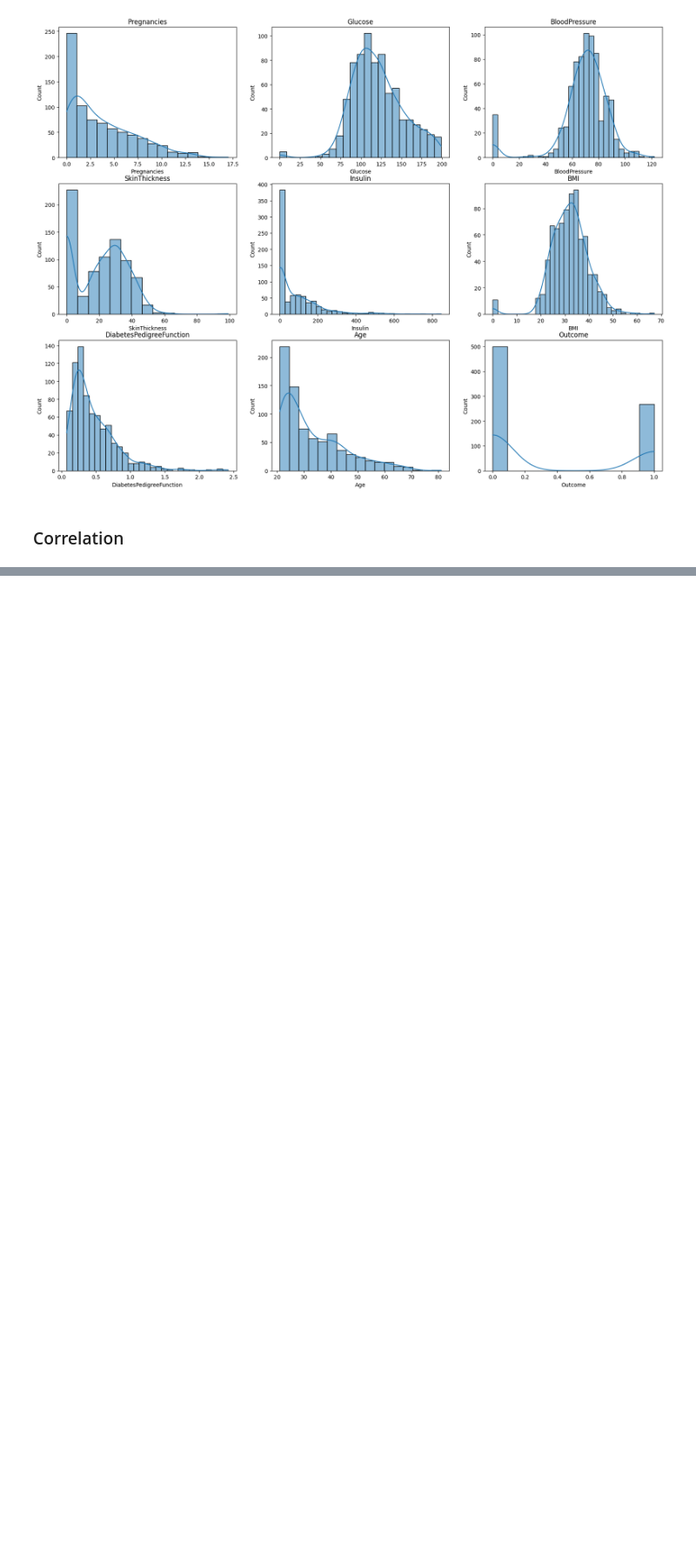
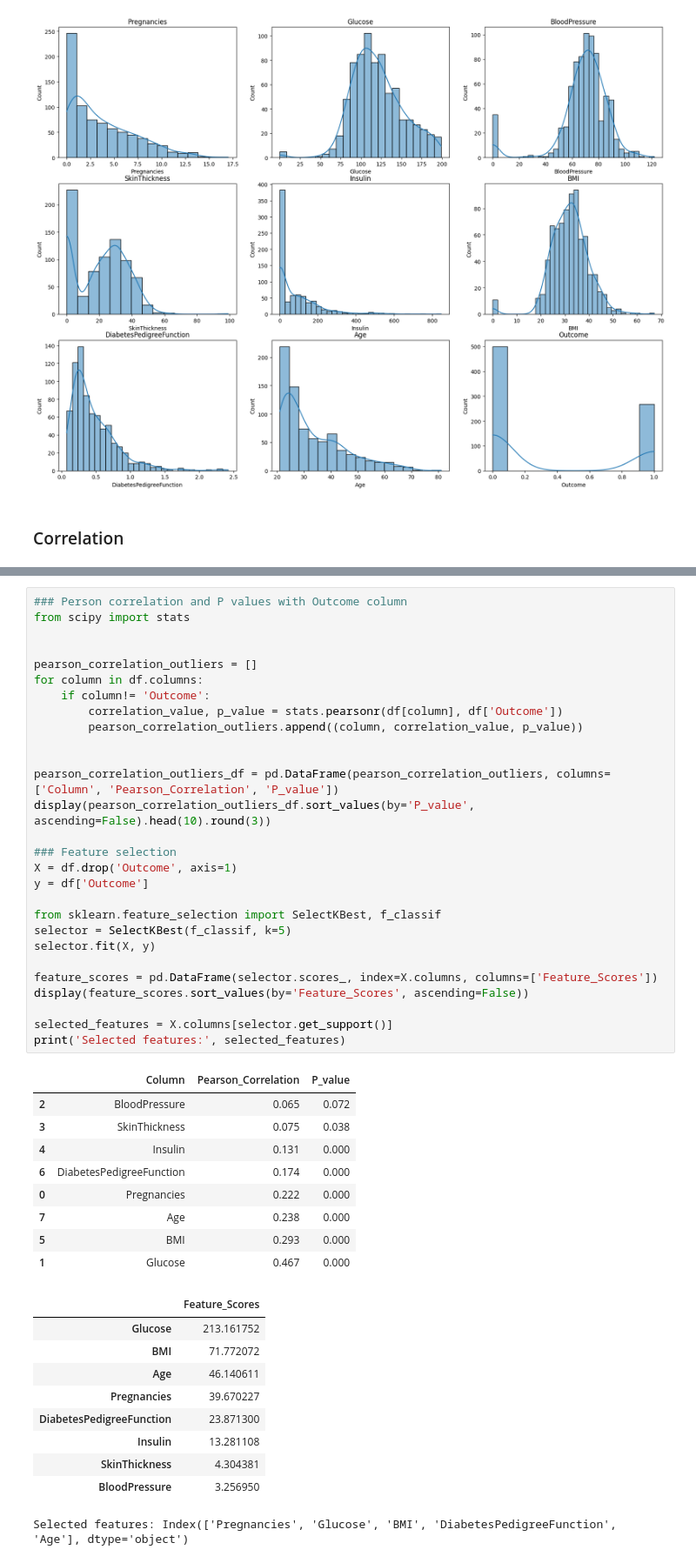
Before and after one commit to KamranMdShaikh/20241215_ML, a Jupyter notebook: knn.ipynb, the cells around one changed output, grey strips where cells are left out. Shown at 87% size. Cells and saved outputs as stored; diff of their text form; blank space fills up the shorter version.

```diff
--- a/knn.ipynb
+++ b/knn.ipynb
@@ -160,0 +157,48 @@ Number of outliers: 129
+# %%
+### Person correlation and P values with Outcome column
+from scipy import stats
+
+
+pearson_correlation_outliers = []
+for column in df.columns:
+    if column!= 'Outcome':
+        correlation_value, p_value = stats.pearsonr(df[column], df['Outcome'])
+        pearson_correlation_outliers.append((column, correlation_value, p_value))
+
+
+pearson_correlation_outliers_df = pd.DataFrame(pearson_correlation_outliers, columns=['Column', 'Pearson_Correlation', 'P_value'])
+display(pearson_correlation_outliers_df.sort_values(by='P_value', ascending=False).head(10).round(3))
+
+### Feature selection
+X = df.drop('Outcome', axis=1)
+y = df['Outcome']
+
+from sklearn.feature_selection import SelectKBest, f_classif
+selector = SelectKBest(f_classif, k=5)
+selector.fit(X, y)
+
+feature_scores = pd.DataFrame(selector.scores_, index=X.columns, columns=['Feature_Scores'])
+display(feature_scores.sort_values(by='Feature_Scores', ascending=False))
+
+selected_features = X.columns[selector.get_support()]
+print('Selected features:', selected_features)
+# %% [output]
+|  | Column | Pearson_Correlation | P_value |
+| 2 | BloodPressure | 0.065 | 0.072 |
+| 3 | SkinThickness | 0.075 | 0.038 |
+| 4 | Insulin | 0.131 | 0.000 |
+| 6 | DiabetesPedigreeFunction | 0.174 | 0.000 |
+| 0 | Pregnancies | 0.222 | 0.000 |
+| 7 | Age | 0.238 | 0.000 |
+| 5 | BMI | 0.293 | 0.000 |
+| 1 | Glucose | 0.467 | 0.000 |
+|  | Feature_Scores |
+| Glucose | 213.161752 |
+| BMI | 71.772072 |
+| Age | 46.140611 |
+| Pregnancies | 39.670227 |
+| DiabetesPedigreeFunction | 23.871300 |
+| Insulin | 13.281108 |
+| SkinThickness | 4.304381 |
+| BloodPressure | 3.256950 |
+Selected features: Index(['Pregnancies', 'Glucose', 'BMI', 'DiabetesPedigreeFunction', 'Age'], dtype='object')
```
Also changed, not shown: parts of 8 cells of this notebook.
